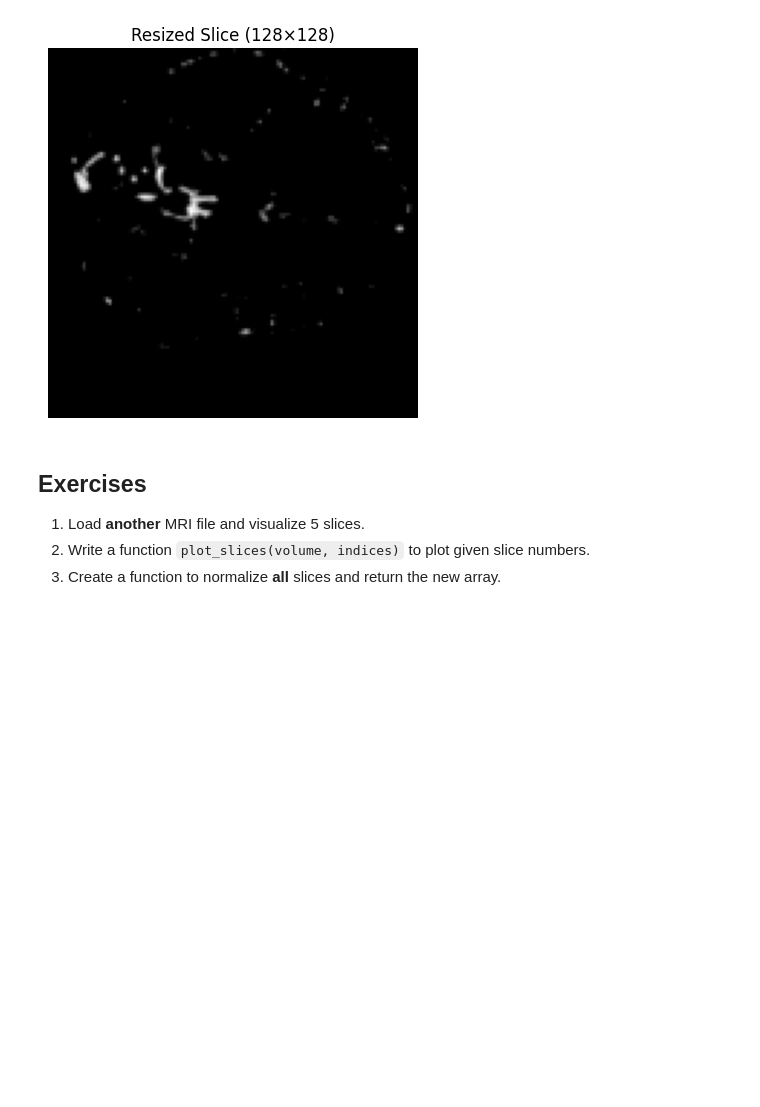
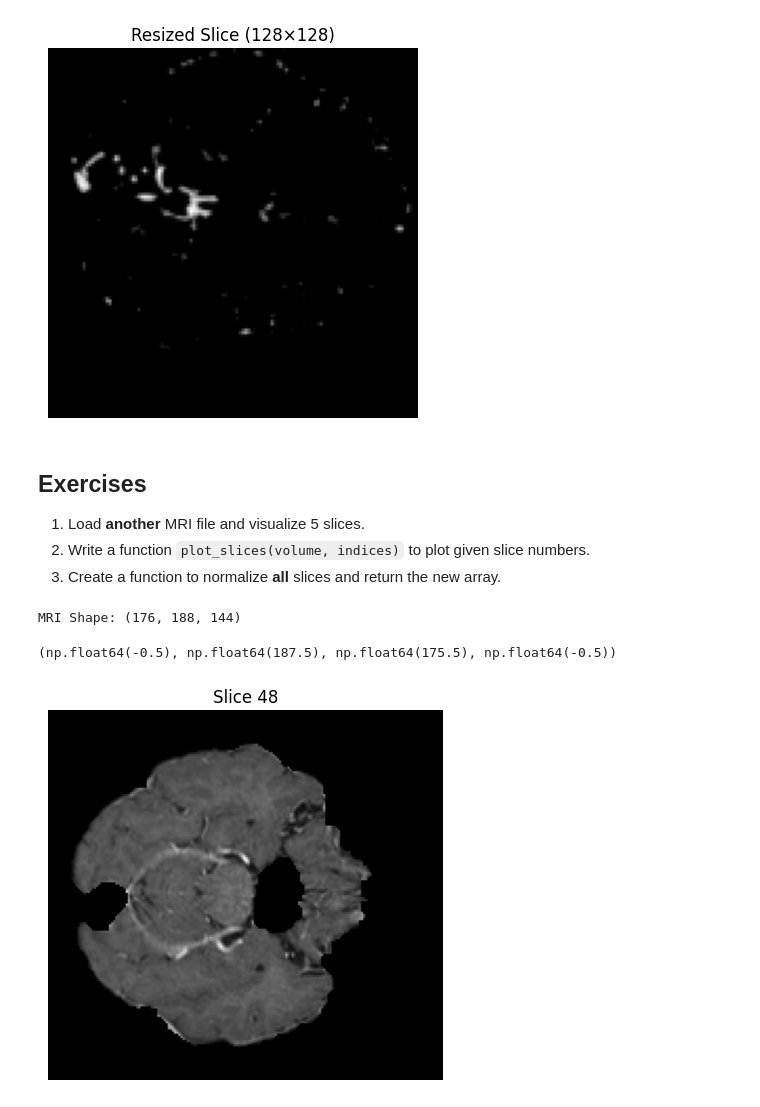
Before and after one commit to therakeshjoshi/Brain_Tumor_Segmentation_BCP, a Jupyter notebook: Week_2/Python_libraries/Nibabel/nibabel_basics.ipynb, the cells around one changed output. Drawn from its saved outputs; the diff is of its cells as text; code cells hidden in the pictures; blank space fills up the shorter version.

```diff
--- a/Week_2/Python_libraries/Nibabel/nibabel_basics.ipynb
+++ b/Week_2/Python_libraries/Nibabel/nibabel_basics.ipynb
@@ -77,3 +77,24 @@ To enable the following instructions: AVX2 FMA, in other operations, rebuild Ten
 1. Load **another** MRI file and visualize 5 slices.
 2. Write a function `plot_slices(volume, indices)` to plot given slice numbers.
 3. Create a function to normalize **all** slices and return the new array.
+# %%
+img2 = nib.load('/workspaces/Brain_Tumor_Segmentation_BCP/Week_2/Python_libraries/Nibabel/MR_Gd.nii.gz')
+# %%
+
+mri = img2.get_fdata()
+print('MRI Shape:', mri.shape)
+# %% [output]
+MRI Shape: (176, 188, 144)
+# %%
+slice_index1 = mri.shape[2] // 3
+slice_index2 = mri.shape[2] // 4
+slice_index3 = mri.shape[2] // 6
+slice_index4 = mri.shape[2] // 5
+slice_index5 = mri.shape[2] // 7
+# %%
+plt.imshow(mri[:, :, slice_index1], cmap='gray')
+plt.title(f'Slice {slice_index1}')
+plt.axis('off')
+# %% [output]
+(np.float64(-0.5), np.float64(187.5), np.float64(175.5), np.float64(-0.5))
+[figure, added]
```
Also changed, not shown: parts of 6 cells of this notebook, 1 other file.
